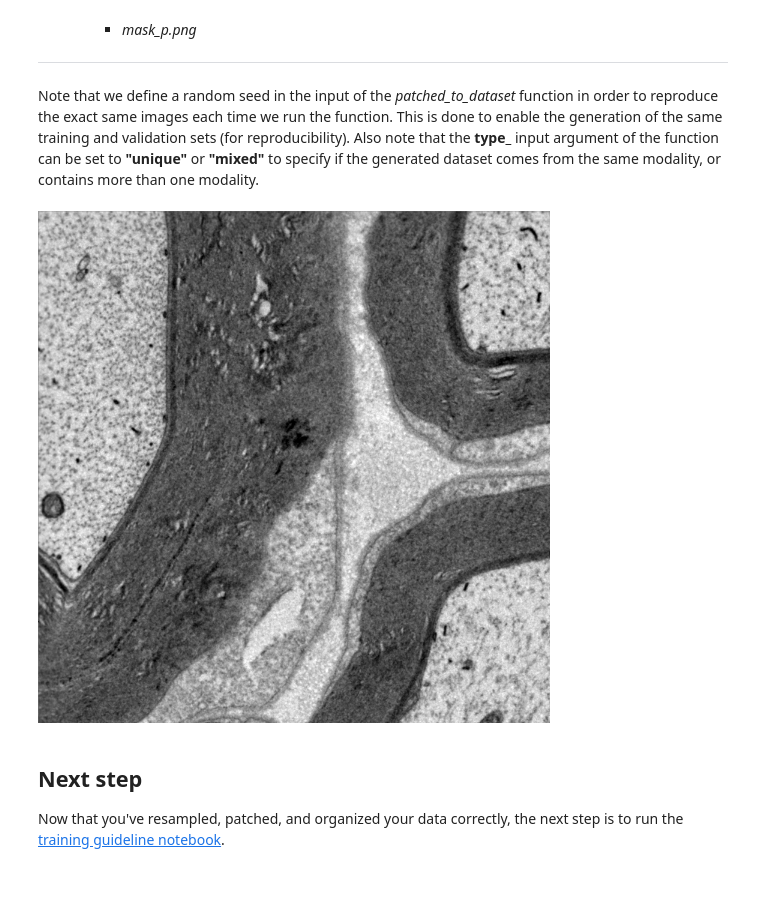
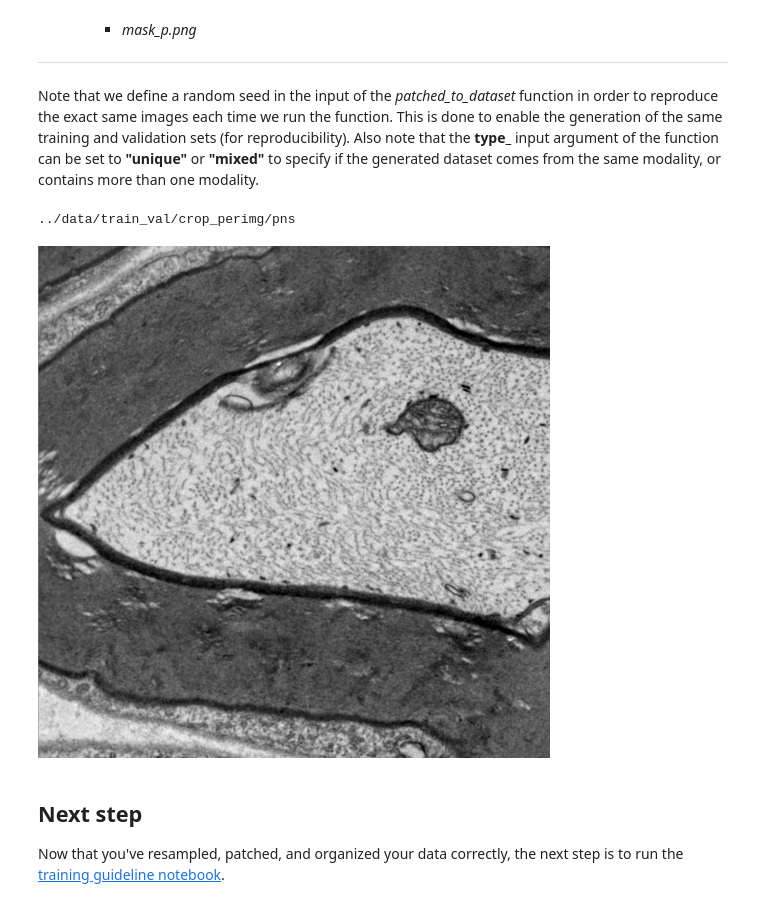
Before and after one commit to wukathryn/axondeepseg, a Jupyter notebook: notebooks/KW_dataset_building.ipynb, the cells around one changed output. Cells and saved outputs as stored; diff of their text form; code cells hidden in the pictures.

Commit message:
Updated data organization

```diff
--- a/notebooks/KW_dataset_building.ipynb
+++ b/notebooks/KW_dataset_building.ipynb
@@ -85,0 +83,7 @@ train_data_path = Path("./train_data")
+# %%
+# ****CHANGE BELOW TO NAME OF IMAGE DIRECTORY ***
+dataset = "pns"
+
+# define the full path of the images
+train_val_path = Path("../data/train_val")
+dataset_path = train_val_path / "original" / dataset
@@ -86,17 +100,17 @@ train_data_path = Path("./train_data")
 # %%
 # Define the directory names for the dataset building folders
 
-data_split_path = Path("./split")
-data_patched_path = Path("./patched")
-data_training_path = Path("./training")
+fullsize_split_path = train_val_path / 'fullsize_split' / dataset
+crop_perimg_path = train_val_path / 'crop_perimg' /  dataset
+crop_path = train_val_path / 'crop' / dataset
 
 # If dataset building folders already exist, remove them.
-if data_split_path.exists():
-    shutil.rmtree(data_split_path)
-if data_patched_path.exists():
-    shutil.rmtree(data_patched_path)
-if data_training_path.exists():
-    shutil.rmtree(data_training_path)
+if fullsize_split_path.exists():
+    shutil.rmtree(fullsize_split_path)
+if crop_perimg_path.exists():
+    shutil.rmtree(crop_perimg_path)
+if crop_path.exists():
+    shutil.rmtree(crop_path)
 # %%
 # Set seed (changing value will change how the dataset is split)
 seed = 2019
@@ -220,9 +243,9 @@ Finally, to build the dataset folder that is going to be used for the training,
 Note that we define a random seed in the input of the *patched_to_dataset* function in order to reproduce the exact same images each time we run the function. This is done to enable the generation of the same training and validation sets (for reproducibility). Also note that the **type_** input argument of the function can be set to **"unique"** or **"mixed"** to specify if the generated dataset comes from the same modality, or contains more than one modality.
 # %%
 # Path of the final training dataset
-path_final_dataset_train = data_training_path / 'Train'
+crop_train_path = crop_path / 'Train'
 
 # Path of the final validation dataset
-path_final_dataset_validation = data_training_path / 'Validation'
+crop_val_path = crop_path / 'Validation'
 # %%
 # Regroup all training patches
@@ -233,18 +256,19 @@ patched_to_dataset(path_patched_data_validation, path_final_dataset_validation,
 # %%
 # Remove intermediate dataset building folders
-if train_data_path.exists():
-    shutil.rmtree(train_data_path)
-if data_split_path.exists():
-    shutil.rmtree(data_split_path)
-if data_patched_path.exists():
-    shutil.rmtree(data_patched_path)
+
+if crop_perimg_path.exists():
+    shutil.rmtree(crop_perimg_path)
+if dataset_path_copy.exists():
+    shutil.rmtree(dataset_path_copy)
+# %% [output]
+../data/train_val/crop_perimg/pns
 # %%
 #Optional: visualize one of the image patches
 
 from IPython.display import Image
-Image(filename='./training/Train/image_0.png')
+Image(filename= crop_train_path / 'image_0.png')
 # %% [output]
-[figure, old version]
+[figure, new version]
 # %% [markdown]
 ## Next step
 
```
Also changed, not shown: parts of 8 cells of this notebook.
